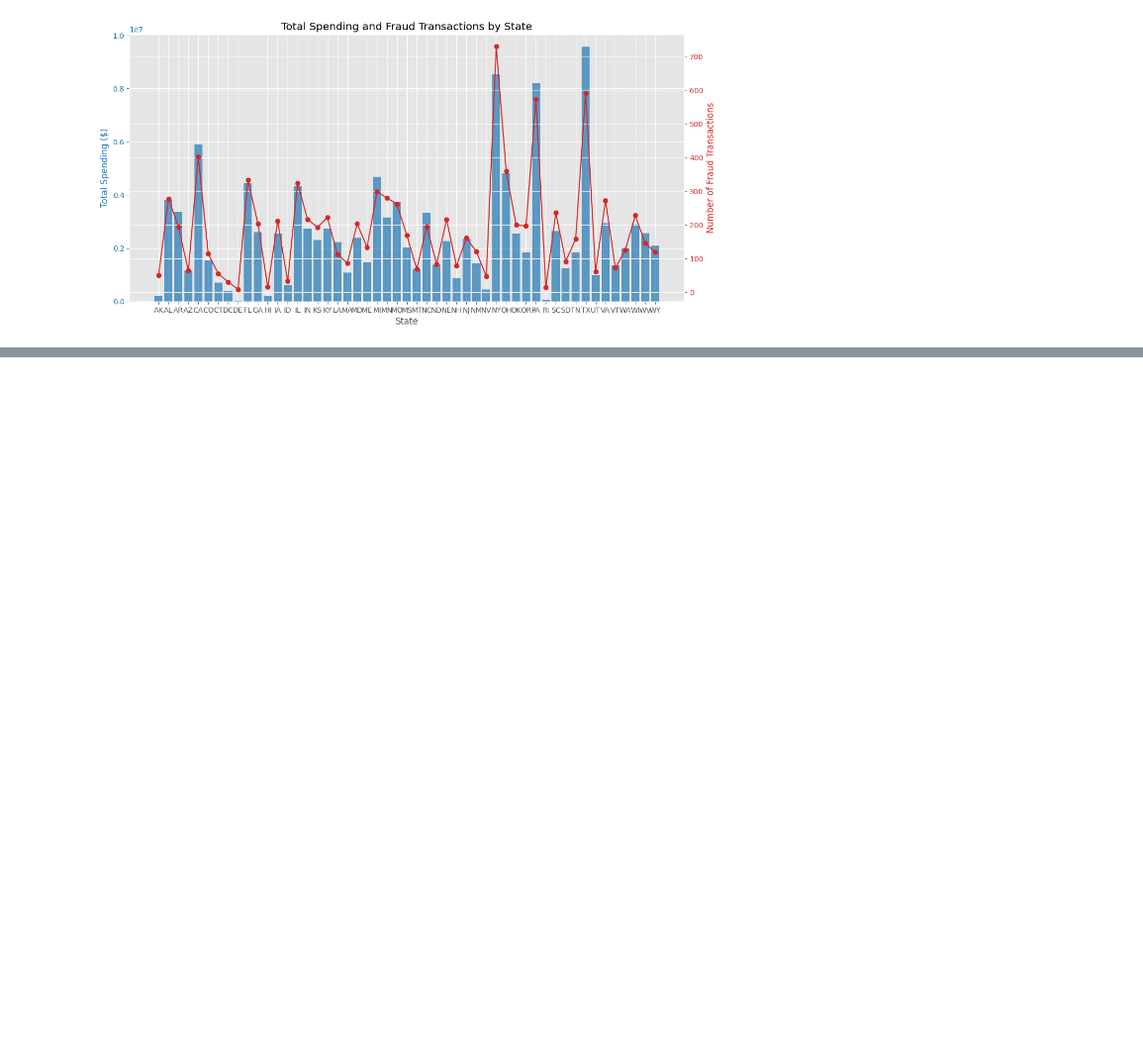
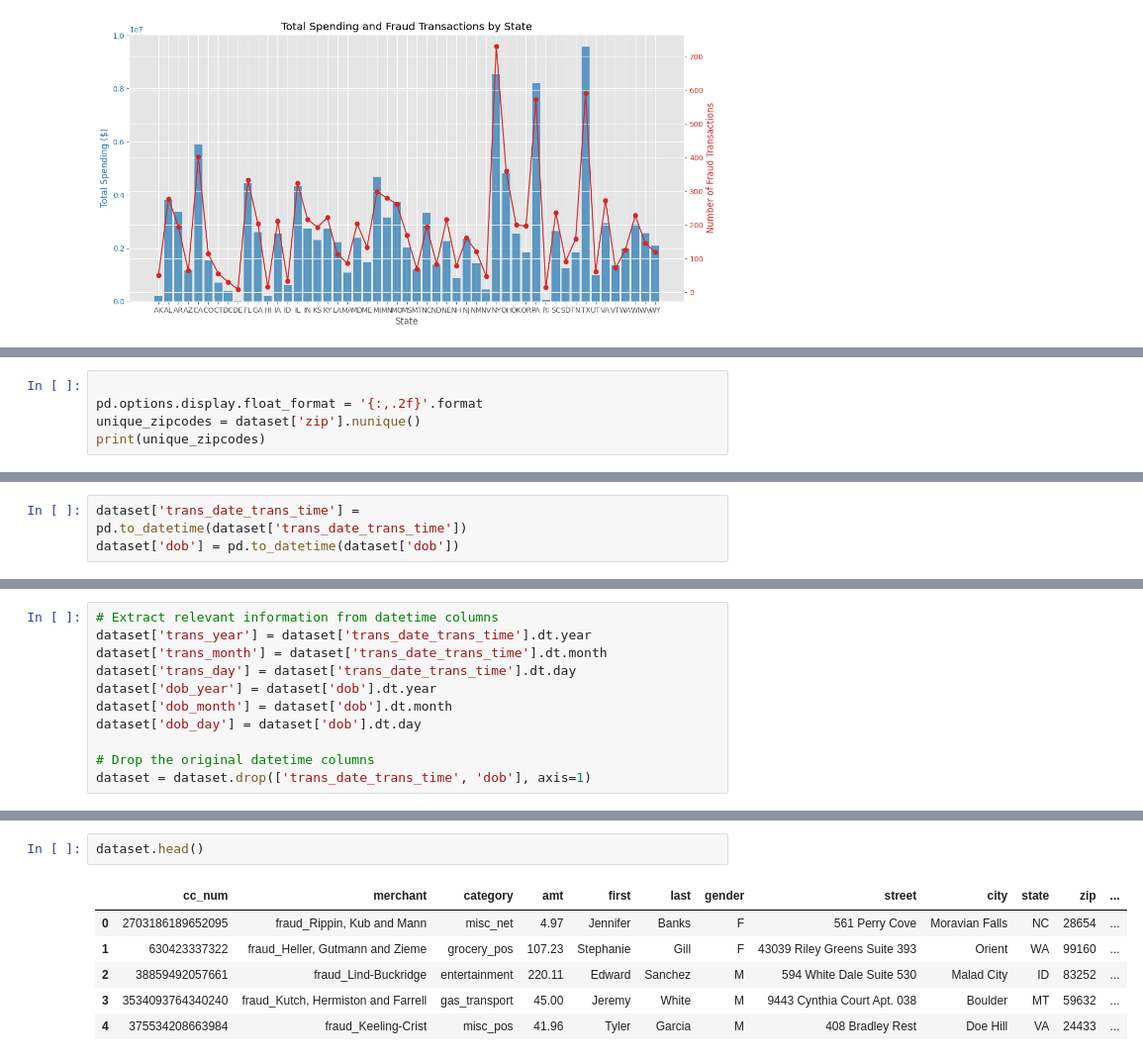
Before and after one commit to BinduParvati7/Capstone5588, a Jupyter notebook: DSCapstone.ipynb, the cells around one changed output, grey strips where cells are left out. Shown at 99% size. Saved outputs shown, nothing was run; the diff lists cells and outputs as text; blank space fills up the shorter version.

```diff
--- a/DSCapstone.ipynb
+++ b/DSCapstone.ipynb
@@ -439,0 +449,5 @@ plt.show()
+# %%
+
+pd.options.display.float_format = '{:,.2f}'.format
+unique_zipcodes = dataset['zip'].nunique()
+print(unique_zipcodes)
@@ -439,0 +456,3 @@ plt.show()
+# %%
+dataset['trans_date_trans_time'] = pd.to_datetime(dataset['trans_date_trans_time'])
+dataset['dob'] = pd.to_datetime(dataset['dob'])
@@ -439,0 +461,11 @@ plt.show()
+# %%
+# Extract relevant information from datetime columns
+dataset['trans_year'] = dataset['trans_date_trans_time'].dt.year
+dataset['trans_month'] = dataset['trans_date_trans_time'].dt.month
+dataset['trans_day'] = dataset['trans_date_trans_time'].dt.day
+dataset['dob_year'] = dataset['dob'].dt.year
+dataset['dob_month'] = dataset['dob'].dt.month
+dataset['dob_day'] = dataset['dob'].dt.day
+
+# Drop the original datetime columns
+dataset = dataset.drop(['trans_date_trans_time', 'dob'], axis=1)
@@ -439,0 +494,9 @@ plt.show()
+# %%
+dataset.head()
+# %% [output]
+|  | cc_num | merchant | category | amt | first | last | gender | street | city | state | zip | ... |
+| 0 | 2703186189652095 | fraud_Rippin, Kub and Mann | misc_net | 4.97 | Jennifer | Banks | F | 561 Perry Cove | Moravian Falls | NC | 28654 | ... |
+| 1 | 630423337322 | fraud_Heller, Gutmann and Zieme | grocery_pos | 107.23 | Stephanie | Gill | F | 43039 Riley Greens Suite 393 | Orient | WA | 99160 | ... |
+| 2 | 38859492057661 | fraud_Lind-Buckridge | entertainment | 220.11 | Edward | Sanchez | M | 594 White Dale Suite 530 | Malad City | ID | 83252 | ... |
+| 3 | 3534093764340240 | fraud_Kutch, Hermiston and Farrell | gas_transport | 45.00 | Jeremy | White | M | 9443 Cynthia Court Apt. 038 | Boulder | MT | 59632 | ... |
+| 4 | 375534208663984 | fraud_Keeling-Crist | misc_pos | 41.96 | Tyler | Garcia | M | 408 Bradley Rest | Doe Hill | VA | 24433 | ... |
```
Also changed, not shown: parts of 11 cells of this notebook.
